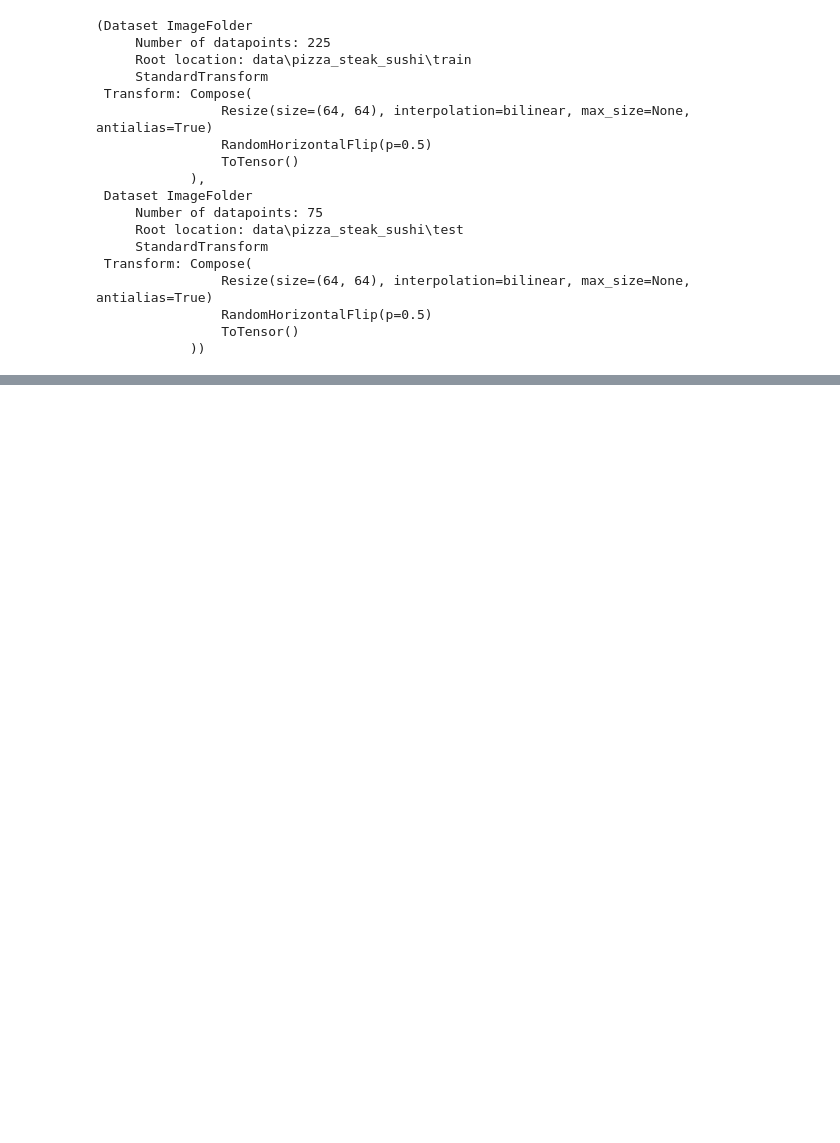
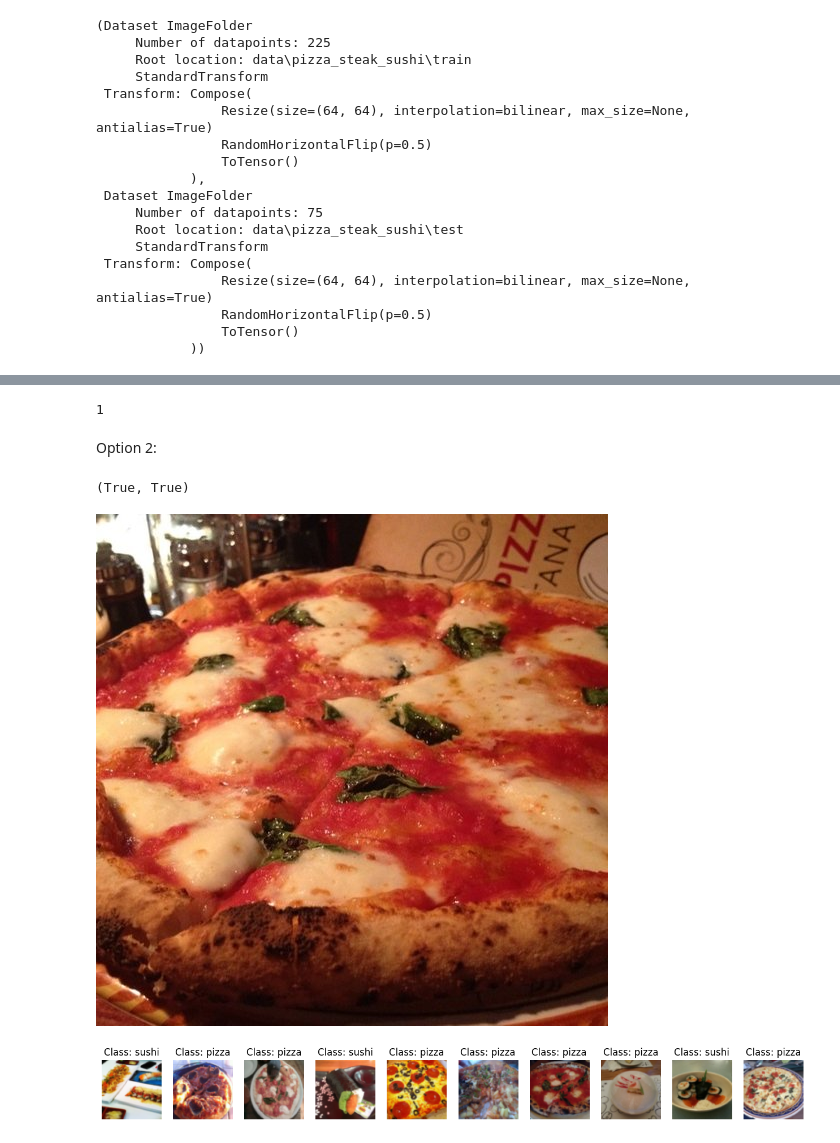
Before and after one commit to AkifPinarci/PyTorch, a Jupyter notebook: PyTorch Custom Datasets/main.ipynb, the cells around one changed output, grey strips where cells are left out. Cells and saved outputs as stored; diff of their text form; code cells hidden in the pictures; blank space fills up the shorter version.

Commit message:
Custom dataset implemented

```diff
--- a/PyTorch Custom Datasets/main.ipynb
+++ b/PyTorch Custom Datasets/main.ipynb
@@ -245 +231,7 @@ test_dataloader = DataLoader(dataset = test_data,
                              shuffle = False)
+# %%
+print(train_dataloader.dataset[133][1])
+# %% [output]
+1
+# %% [markdown]
+Option 2:
@@ -245,0 +284,20 @@ test_dataloader = DataLoader(dataset = test_data,
+# %%
+train_transforms = transforms.Compose([
+    transforms.Resize(size = (64, 64)),
+    transforms.RandomHorizontalFlip(p=0.5),
+    transforms.ToTensor()
+])
+test_transforms = transforms.Compose([
+    transforms.Resize(size = (64, 64)),
+    transforms.ToTensor()
+])
+# %%
+train_data_custom = ImageFolderCustom(targ_dir = train_dir, transform = train_transforms)
+test_data_custom = ImageFolderCustom(targ_dir = test_dir, transform = test_transforms)
+train_data.classes == train_data_custom.classes, test_data.class_to_idx == test_data_custom.class_to_idx
+# %% [output]
+(True, True)
+# %%
+train_data_custom.loadImage(1)
+# %% [output]
+[figure, added]
@@ -245,0 +327,8 @@ test_dataloader = DataLoader(dataset = test_data,
+# %%
+# Display random images from ImageFolder created Dataset
+display_random_images(train_data,
+                      n=10,
+                      classes=class_names,
+                      seed=42)
+# %% [output]
+[figure, added]
```
Also changed, not shown: parts of 12 cells of this notebook.
